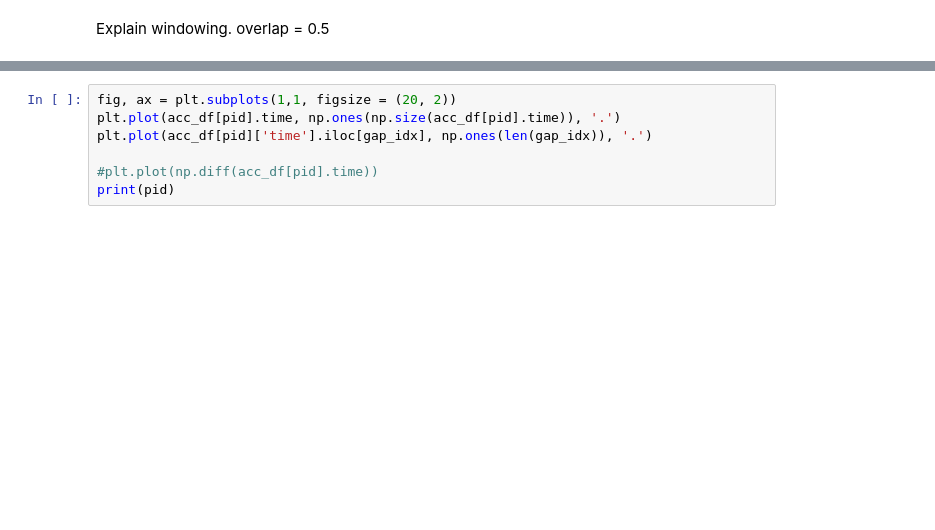
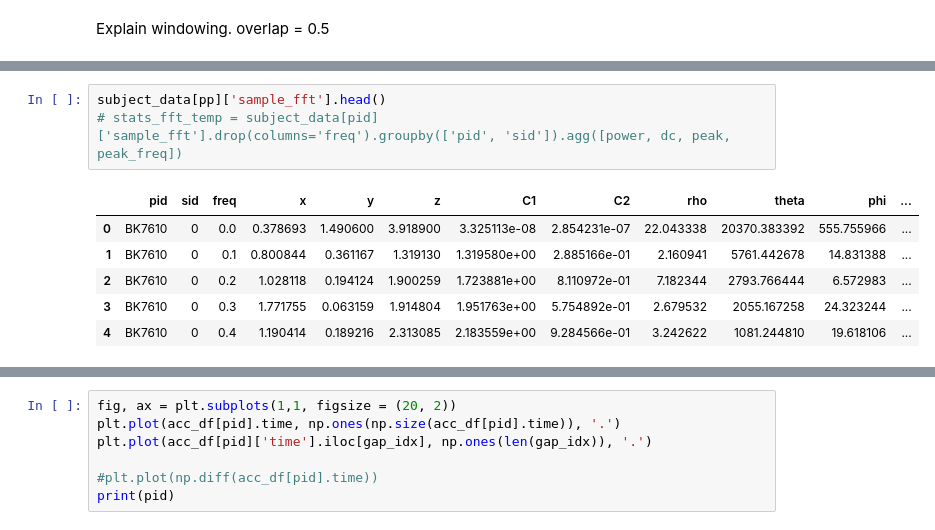
Before and after one commit to eatai/bar_crawl, a Jupyter notebook: BarCrawl_Classification.ipynb, the cells around one changed output, grey strips where cells are left out. Cells and saved outputs as stored; diff of their text form; blank space fills up the shorter version.

```diff
--- a/BarCrawl_Classification.ipynb
+++ b/BarCrawl_Classification.ipynb
@@ -289,0 +382,10 @@ for pid in pid_list:
+# %%
+subject_data[pp]['sample_fft'].head()
+# stats_fft_temp = subject_data[pid]['sample_fft'].drop(columns='freq').groupby(['pid', 'sid']).agg([power, dc, peak, peak_freq])
+# %% [output]
+|  | pid | sid | freq | x | y | z | C1 | C2 | rho | theta | phi | ... |
+| 0 | BK7610 | 0 | 0.0 | 0.378693 | 1.490600 | 3.918900 | 3.325113e-08 | 2.854231e-07 | 22.043338 | 20370.383392 | 555.755966 | ... |
+| 1 | BK7610 | 0 | 0.1 | 0.800844 | 0.361167 | 1.319130 | 1.319580e+00 | 2.885166e-01 | 2.160941 | 5761.442678 | 14.831388 | ... |
+| 2 | BK7610 | 0 | 0.2 | 1.028118 | 0.194124 | 1.900259 | 1.723881e+00 | 8.110972e-01 | 7.182344 | 2793.766444 | 6.572983 | ... |
+| 3 | BK7610 | 0 | 0.3 | 1.771755 | 0.063159 | 1.914804 | 1.951763e+00 | 5.754892e-01 | 2.679532 | 2055.167258 | 24.323244 | ... |
+| 4 | BK7610 | 0 | 0.4 | 1.190414 | 0.189216 | 2.313085 | 2.183559e+00 | 9.284566e-01 | 3.242622 | 1081.244810 | 19.618106 | ... |
```
Also changed, not shown: parts of 81 cells of this notebook, 3 other files.
